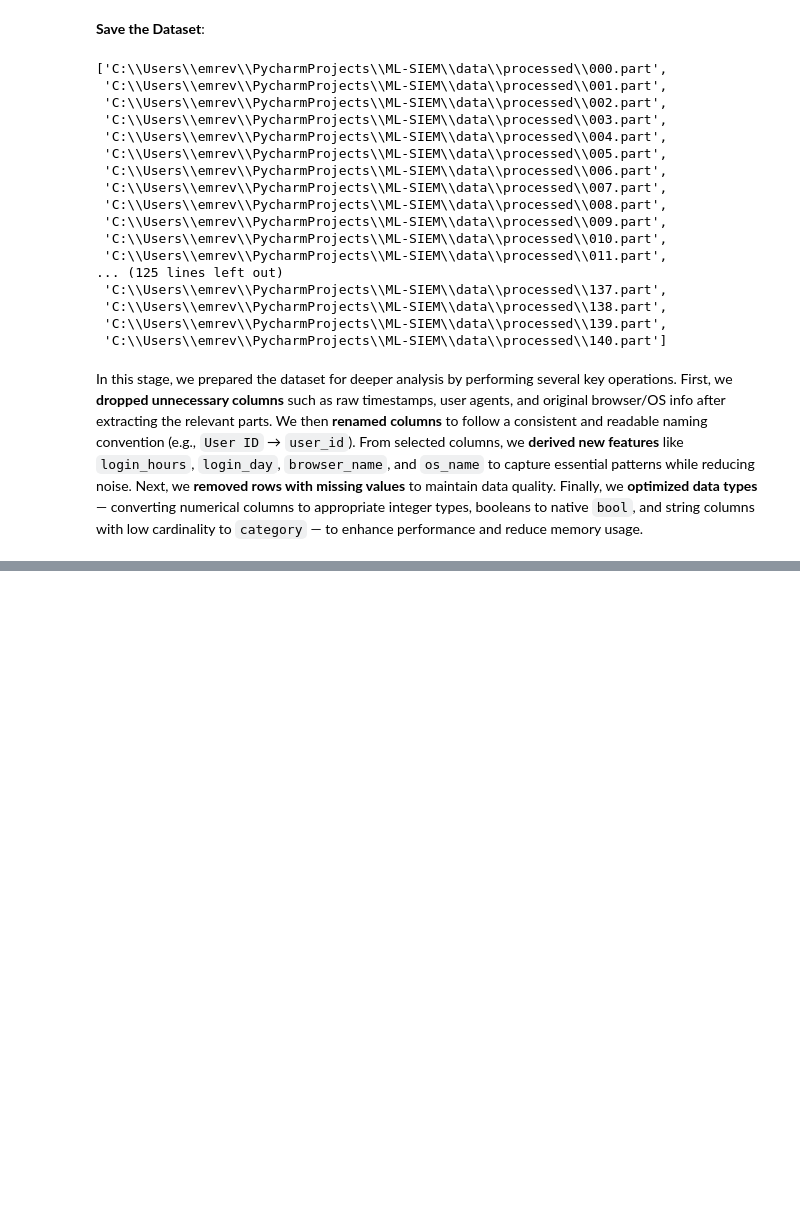
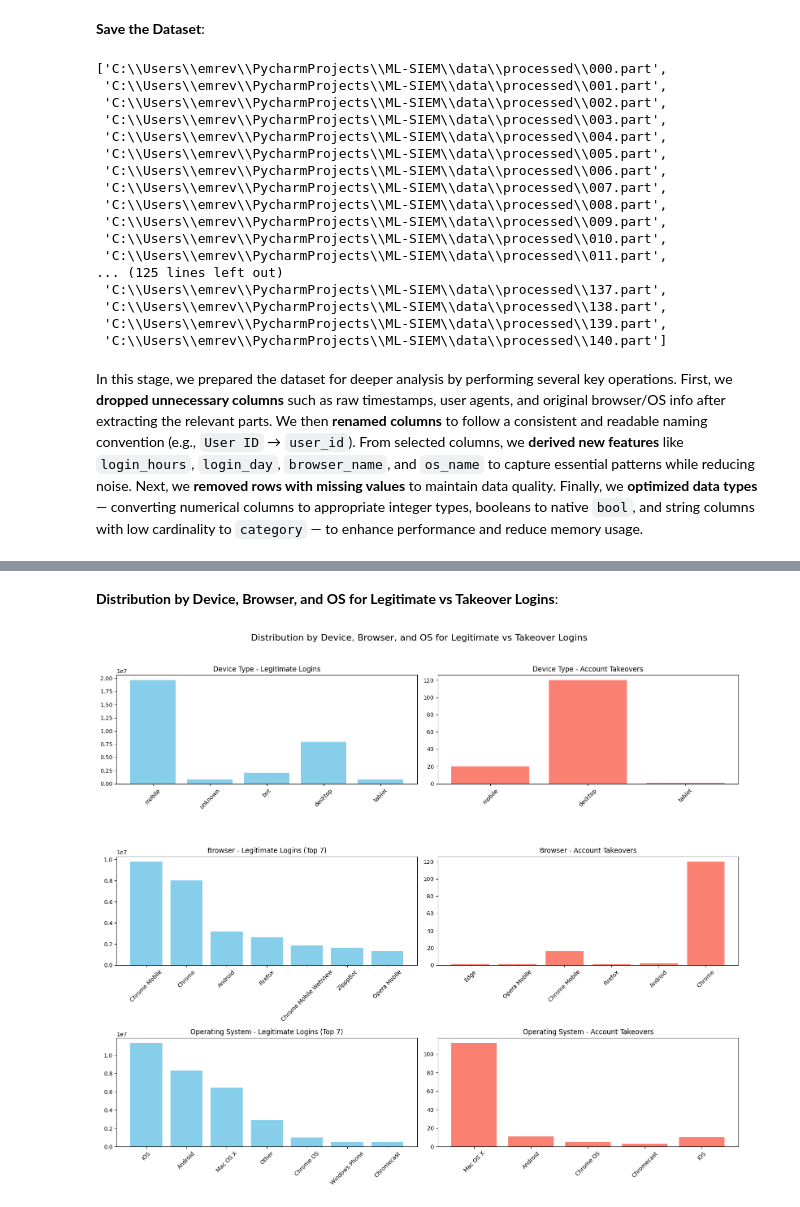
Before and after one commit to otuemre/ML-SIEM, a Jupyter notebook: notebooks/01_EDA.ipynb, the cells around one changed output, grey strips where cells are left out. Cells and saved outputs as stored; diff of their text form; code cells hidden in the pictures; blank space fills up the shorter version.

```diff
--- a/notebooks/01_EDA.ipynb
+++ b/notebooks/01_EDA.ipynb
@@ -374,0 +541,57 @@ In this stage, we prepared the dataset for deeper analysis by performing several
+# %% [markdown]
+**Distribution by Device, Browser, and OS for Legitimate vs Takeover Logins**:
+# %%
+# Filter data
+df_legit = df[df['is_account_takeover'] == False]
+df_takeover = df[df['is_account_takeover'] == True]
+
+# Compute counts
+device_legit = df_legit['device_type'].value_counts().compute()
+device_takeover = df_takeover['device_type'].value_counts().compute()
+
+browser_legit = df_legit['browser_name'].value_counts().compute().sort_values(ascending=False).head(7)
+browser_takeover = df_takeover['browser_name'].value_counts().compute()
+
+os_legit = df_legit['os_name'].value_counts().compute().sort_values(ascending=False).head(7)
+os_takeover = df_takeover['os_name'].value_counts().compute()
+
+# Create 3x2 subplots
+fig, axes = plt.subplots(3, 2, figsize=(16, 14))
+fig.suptitle("Distribution by Device, Browser, and OS for Legitimate vs Takeover Logins", fontsize=16)
+
+# 1,1: Device type - Legitimate
+axes[0, 0].bar(device_legit.index, device_legit.values, color='skyblue')
+axes[0, 0].set_title("Device Type - Legitimate Logins")
+axes[0, 0].tick_params(axis='x', rotation=45)
+
+# 1,2: Device type - Takeover
+axes[0, 1].bar(device_takeover.index, device_takeover.values, color='salmon')
+axes[0, 1].set_title("Device Type - Account Takeovers")
+axes[0, 1].tick_params(axis='x', rotation=45)
+
+# 2,1: Browser - Legitimate (Top 7)
+axes[1, 0].bar(browser_legit.index, browser_legit.values, color='skyblue')
+axes[1, 0].set_title("Browser - Legitimate Logins (Top 7)")
+axes[1, 0].tick_params(axis='x', rotation=45)
+
+# 2,2: Browser - Takeover
+axes[1, 1].bar(browser_takeover.index, browser_takeover.values, color='salmon')
+axes[1, 1].set_title("Browser - Account Takeovers")
+axes[1, 1].tick_params(axis='x', rotation=45)
+
+# 3,1: OS - Legitimate (Top 7)
+axes[2, 0].bar(os_legit.index, os_legit.values, color='skyblue')
+axes[2, 0].set_title("Operating System - Legitimate Logins (Top 7)")
+axes[2, 0].tick_params(axis='x', rotation=45)
+
+# 3,2: OS - Takeover
+axes[2, 1].bar(os_takeover.index, os_takeover.values, color='salmon')
+axes[2, 1].set_title("Operating System - Account Takeovers")
+axes[2, 1].tick_params(axis='x', rotation=45)
+
+# Final layout adjustments and save
+plt.tight_layout(rect=[0, 0, 1, 0.96])
+plt.savefig('../images/device_browser_os_legit_vs_takeover.png')
+plt.show()
+# %% [output]
+[figure, added]
```
Also changed, not shown: parts of 18 cells of this notebook.
